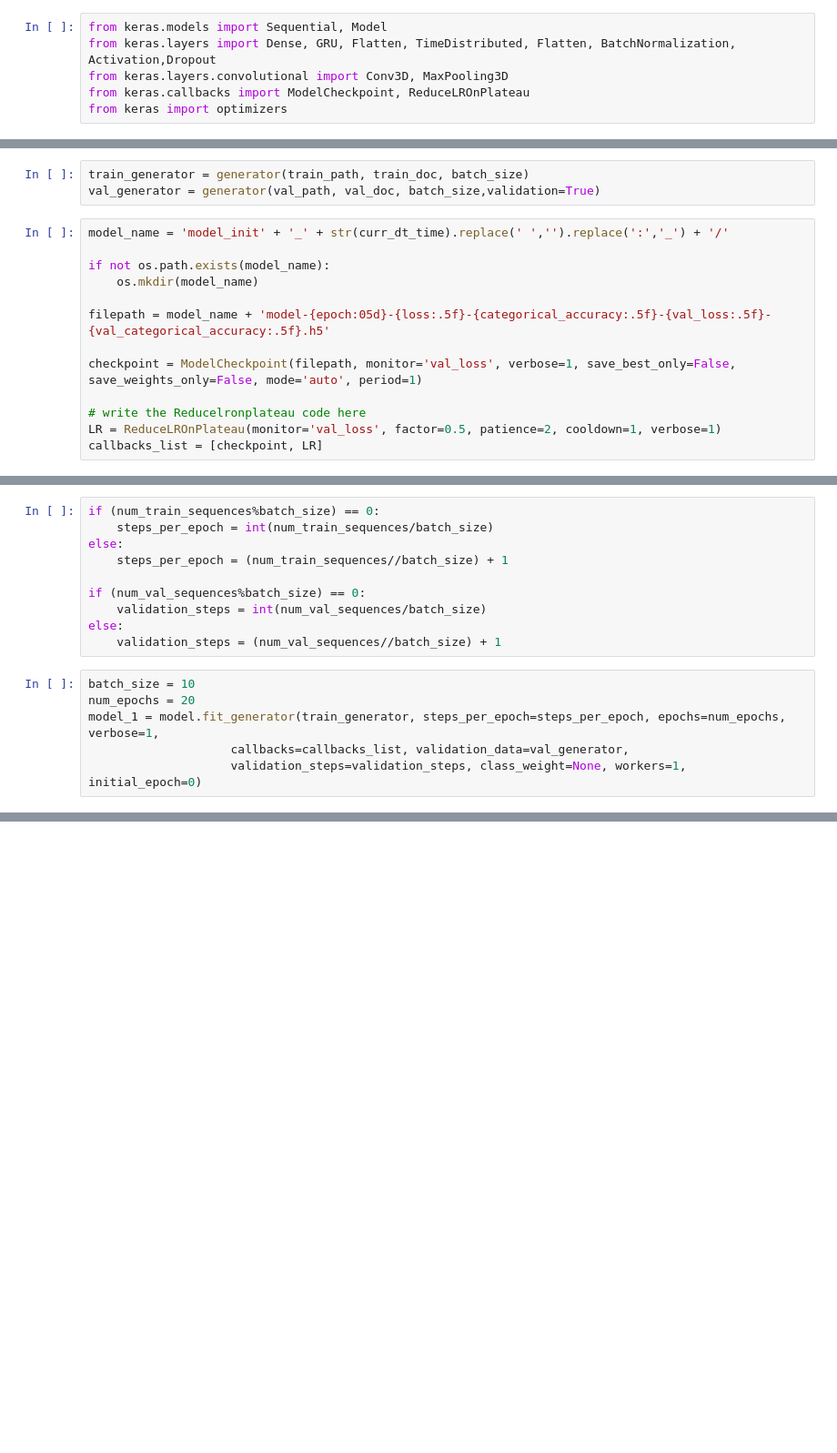
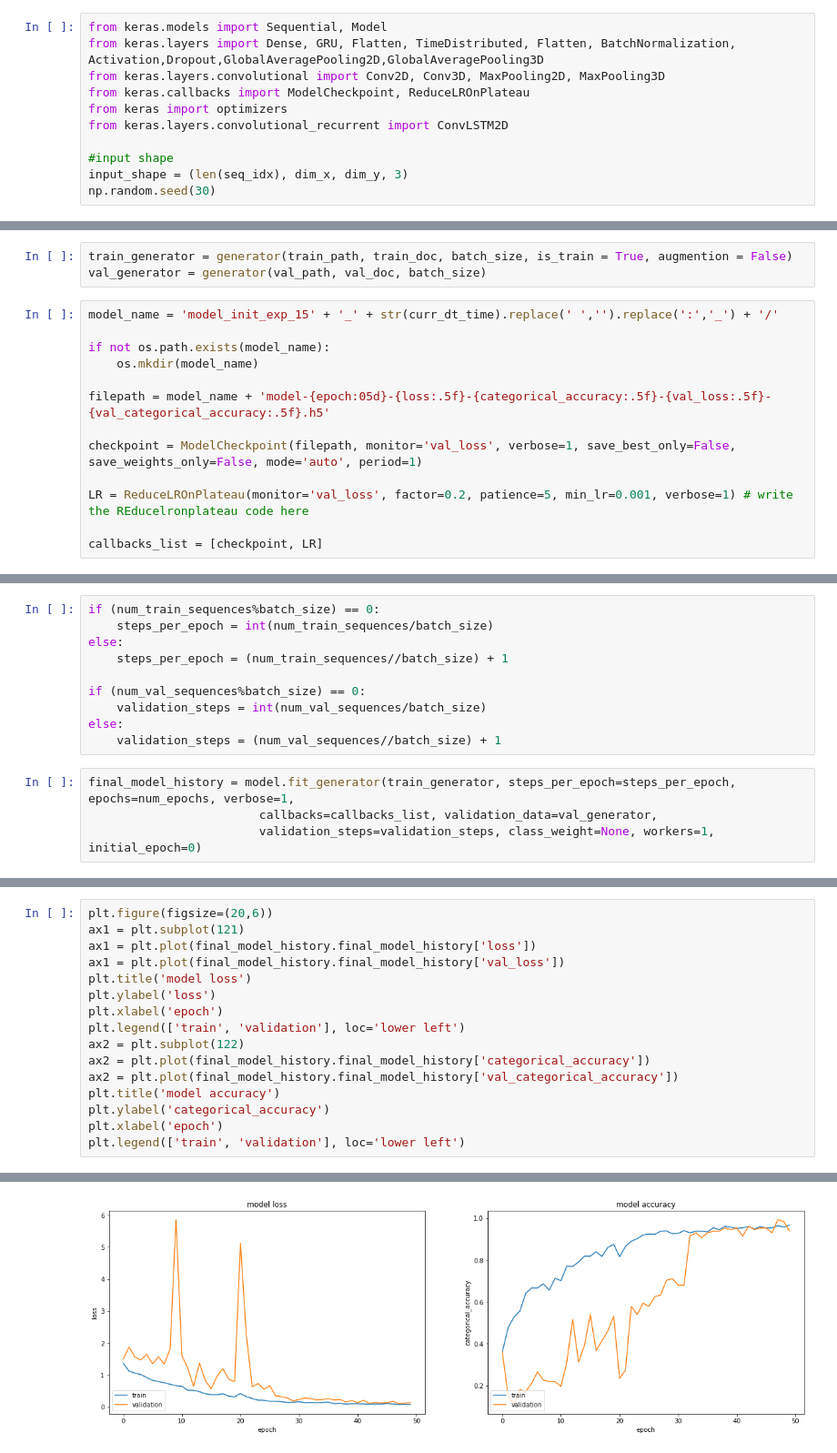
Before and after one commit to harsh1th-r/Neural-Networks-Project---Gesture-Recognition, a Jupyter notebook: Gesture_recognition.ipynb, the cells around one changed output, grey strips where cells are left out. Shown at 91% size. Saved outputs shown, nothing was run; the diff lists cells and outputs as text; blank space fills up the shorter version.

```diff
--- a/Gesture_recognition.ipynb
+++ b/Gesture_recognition.ipynb
@@ -234,6 +162,11 @@ print ('# epochs =', num_epochs)
 # %%
 from keras.models import Sequential, Model
-from keras.layers import Dense, GRU, Flatten, TimeDistributed, Flatten, BatchNormalization, Activation,Dropout
-from keras.layers.convolutional import Conv3D, MaxPooling3D
+from keras.layers import Dense, GRU, Flatten, TimeDistributed, Flatten, BatchNormalization, Activation,Dropout,GlobalAveragePooling2D,GlobalAveragePooling3D
+from keras.layers.convolutional import Conv2D, Conv3D, MaxPooling2D, MaxPooling3D
 from keras.callbacks import ModelCheckpoint, ReduceLROnPlateau
 from keras import optimizers
+from keras.layers.convolutional_recurrent import ConvLSTM2D
+
+#input shape
+input_shape = (len(seq_idx), dim_x, dim_y, 3)
+np.random.seed(30)
@@ -332,10 +536,10 @@ Non-trainable params: 112
 _________________________________________________________________
 None
 # %%
-train_generator = generator(train_path, train_doc, batch_size)
-val_generator = generator(val_path, val_doc, batch_size,validation=True)
+train_generator = generator(train_path, train_doc, batch_size, is_train = True, augmention = False)
+val_generator = generator(val_path, val_doc, batch_size)
 # %%
-model_name = 'model_init' + '_' + str(curr_dt_time).replace(' ','').replace(':','_') + '/'
+model_name = 'model_init_exp_15' + '_' + str(curr_dt_time).replace(' ','').replace(':','_') + '/'
 
 if not os.path.exists(model_name):
     os.mkdir(model_name)
@@ -344,6 +548,6 @@ filepath = model_name + 'model-{epoch:05d}-{loss:.5f}-{categorical_accuracy:.5f}
 
 checkpoint = ModelCheckpoint(filepath, monitor='val_loss', verbose=1, save_best_only=False, save_weights_only=False, mode='auto', period=1)
 
-# write the Reducelronplateau code here
-LR = ReduceLROnPlateau(monitor='val_loss', factor=0.5, patience=2, cooldown=1, verbose=1)
+LR = ReduceLROnPlateau(monitor='val_loss', factor=0.2, patience=5, min_lr=0.001, verbose=1) # write the REducelronplateau code here
+
 callbacks_list = [checkpoint, LR]
@@ -360,9 +564,7 @@ if (num_val_sequences%batch_size) == 0:
 else:
     validation_steps = (num_val_sequences//batch_size) + 1
 # %%
-batch_size = 10
-num_epochs = 20
-model_1 = model.fit_generator(train_generator, steps_per_epoch=steps_per_epoch, epochs=num_epochs, verbose=1,
-                    callbacks=callbacks_list, validation_data=val_generator,
-                    validation_steps=validation_steps, class_weight=None, workers=1, initial_epoch=0)
+final_model_history = model.fit_generator(train_generator, steps_per_epoch=steps_per_epoch, epochs=num_epochs, verbose=1,
+                        callbacks=callbacks_list, validation_data=val_generator,
+                        validation_steps=validation_steps, class_weight=None, workers=1, initial_epoch=0)
 # %% [output]
@@ -513,0 +588,17 @@ plot(model_4)
+# %%
+plt.figure(figsize=(20,6))
+ax1 = plt.subplot(121)
+ax1 = plt.plot(final_model_history.final_model_history['loss'])
+ax1 = plt.plot(final_model_history.final_model_history['val_loss'])
+plt.title('model loss')
+plt.ylabel('loss')
+plt.xlabel('epoch')
+plt.legend(['train', 'validation'], loc='lower left')
+ax2 = plt.subplot(122)
+ax2 = plt.plot(final_model_history.final_model_history['categorical_accuracy'])
+ax2 = plt.plot(final_model_history.final_model_history['val_categorical_accuracy'])
+plt.title('model accuracy')
+plt.ylabel('categorical_accuracy')
+plt.xlabel('epoch')
+plt.legend(['train', 'validation'], loc='lower left')
+# %% [output]
@@ -513,0 +606 @@ plot(model_4)
+[figure, added]
```
Also changed, not shown: parts of 62 cells of this notebook.
